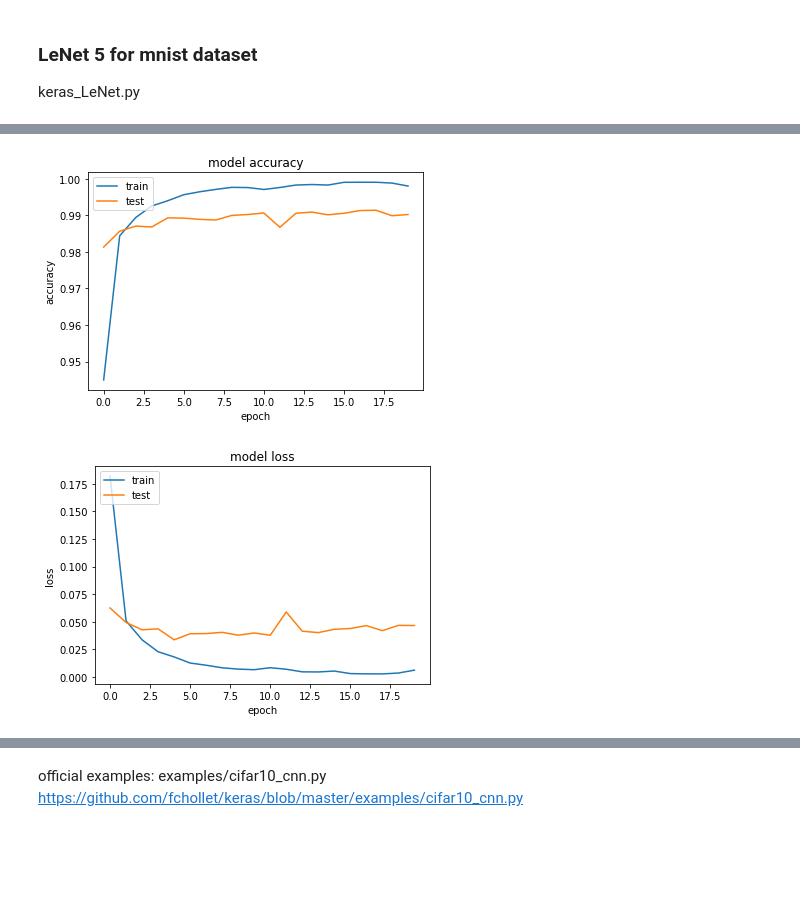
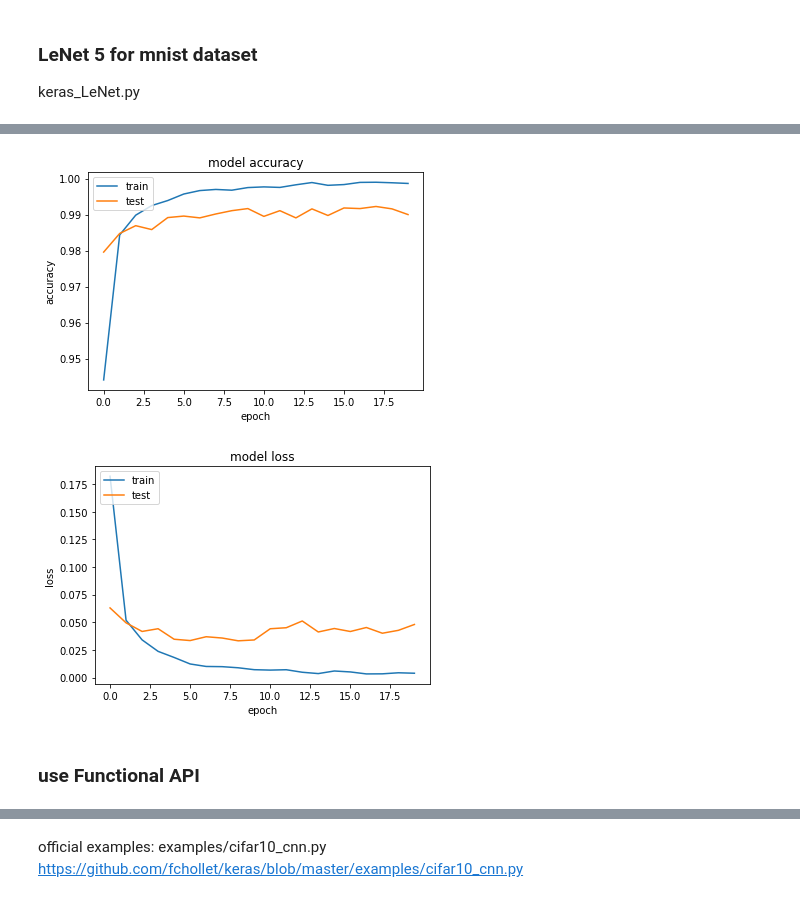
Before and after one commit to amiltonwong/keras_practice, a Jupyter notebook: keras_tutorial.ipynb, the cells around one changed output, grey strips where cells are left out. Saved outputs shown, nothing was run; the diff lists cells and outputs as text; code cells hidden in the pictures; blank space fills up the shorter version.

```diff
--- a/keras_tutorial.ipynb
+++ b/keras_tutorial.ipynb
@@ -297,11 +344,15 @@ VALIDATION_SPLIT=0.2
 
 IMG_ROWS, IMG_COLS = 28, 28 # input image dimensions
 NB_CLASSES = 10  # number of outputs = number of digits
-INPUT_SHAPE = (1, IMG_ROWS, IMG_COLS)
+#INPUT_SHAPE = (1, IMG_ROWS, IMG_COLS)
+INPUT_SHAPE = (IMG_ROWS, IMG_COLS, 1)
+# using tensorboard
 
+#tbCallBack = keras.callbacks.TensorBoard(log_dir='./logs', histogram_freq=0, write_graph=True, write_images=False)
 # data: shuffled and split between train and test sets
 (X_train, y_train), (X_test, y_test) = mnist.load_data()
-K.set_image_dim_ordering("th")
+#K.set_image_dim_ordering("th")
+K.set_image_dim_ordering("tf")
 
 # consider them as float and normalize
 X_train = X_train.astype('float32')
@@ -310,8 +361,10 @@ X_train /= 255
 X_test /= 255
 
 # we need a 60K x [1 x 28 x 28] shape as input to the CONVNET
-X_train = X_train[:, np.newaxis, :, :]
-X_test = X_test[:, np.newaxis, :, :]
+#X_train = X_train[:, np.newaxis, :, :]
+#X_test = X_test[:, np.newaxis, :, :]
+X_train = X_train[:,:, :, np.newaxis]
+X_test = X_test[:, :, :, np.newaxis]
 
 print(X_train.shape[0], 'train samples')
 print(X_test.shape[0], 'test samples')
@@ -327,7 +380,9 @@ model.compile(loss="categorical_crossentropy", optimizer=OPTIMIZER,
 
 history = model.fit(X_train, y_train,
 		batch_size=BATCH_SIZE, epochs=NB_EPOCH,
-		verbose=VERBOSE, validation_split=VALIDATION_SPLIT)
+        verbose=VERBOSE, validation_split=VALIDATION_SPLIT)
+        # use tensorboard
+		#verbose=VERBOSE, validation_split=VALIDATION_SPLIT, callbacks=[tbCallBack])
 
 score = model.evaluate(X_test, y_test, verbose=VERBOSE)
 print("\nTest score:", score[0])
@@ -371,3 +426,3 @@ Test accuracy: 0.9912
 dict_keys(['acc', 'val_loss', 'loss', 'val_acc'])
-[figure, old version]
+[figure, new version]
-[figure, old version]
+[figure, new version]
@@ -373,0 +431,2 @@ dict_keys(['acc', 'val_loss', 'loss', 'val_acc'])
+# %% [markdown]
+### use Functional API
```
Also changed, not shown: parts of 40 cells of this notebook, 16 other files.
